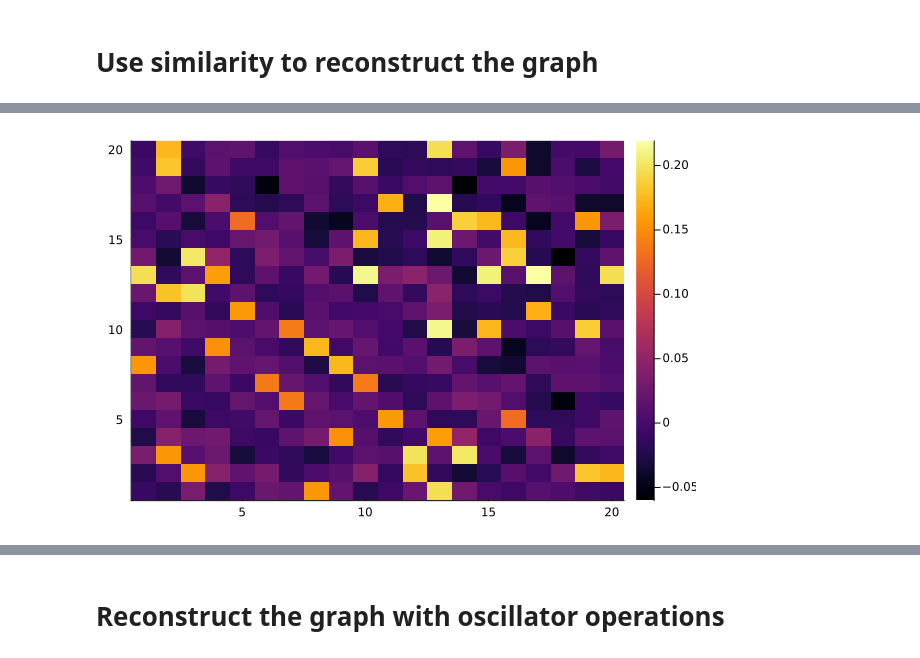
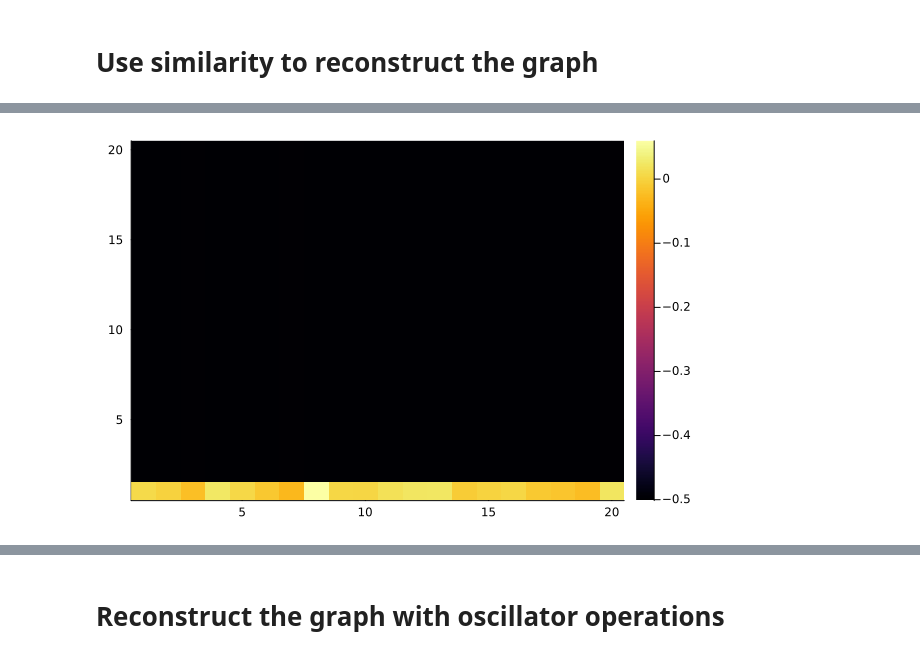
Before and after one commit to wilkieolin/phasor_julia, a Jupyter notebook: graph_demo.ipynb, the cells around one changed output, grey strips where cells are left out. Saved outputs shown, nothing was run; the diff lists cells and outputs as text; code cells hidden in the pictures.

Commit message:
changing similarity calls to help consistency

```diff
--- a/graph_demo.ipynb
+++ b/graph_demo.ipynb
@@ -120,3 +134,3 @@ graph_to_vector (generic function with 1 method)
 # %%
-nv1, gv1 = graph_to_vector(g1, 1024)
+nvt1, gvt1, tspan = graph_to_vector(g1, nv1, 1024, sa)
 # %% [output]
@@ -172,0 +194,14 @@ rec1 = query_edges(gv1, nv1)
+# %%
+function query_edges(graph::SpikeTrain, nodes::Vector{<:SpikeTrain}, spk_args::SpikingArgs, tspan::Tuple{<:Real, <:Real})
+
+    all_nodes = vcat_trains(nodes)
+    function query_edge(node)
+        query = unbind(graph, node, tspan=tspan, spk_args=spk_args)
+        s = similarity_outer(query, all_nodes, dims=1, tspan=tspan, spk_args=spk_args)
+        return s
+    end
+
+    return map(query_edge, nodes)
+
+    return adj_rec
+end
@@ -172,0 +269,2 @@ rec1 = query_edges(gv1, nv1)
+# %%
+r = query_edges(gvt1, nvt1, sa, tspan)
@@ -172,0 +309,2 @@ rec1 = query_edges(gv1, nv1)
+# %%
+osf = stack([rr[1,end,1,:] for rr in r])
@@ -173,4 +329,4 @@ rec1 = query_edges(gv1, nv1)
 # %%
-heatmap(rec1)
+heatmap(osf)
 # %% [output]
-[figure, old version]
+[figure, new version]
```
Also changed, not shown: parts of 32 cells of this notebook, 4 other files.
